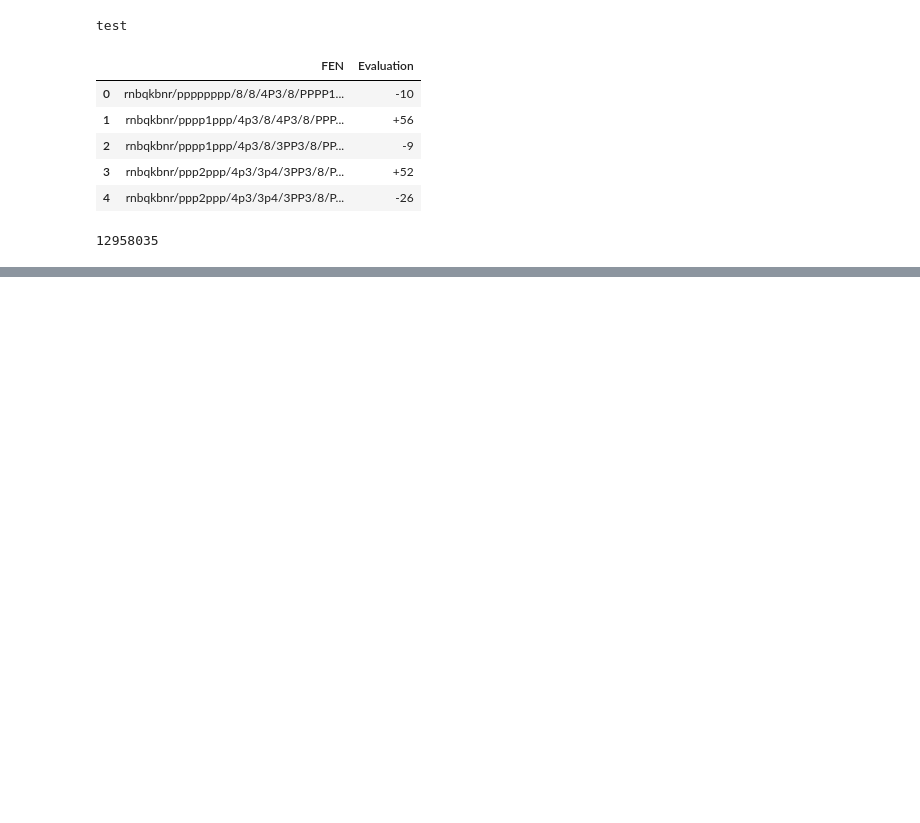
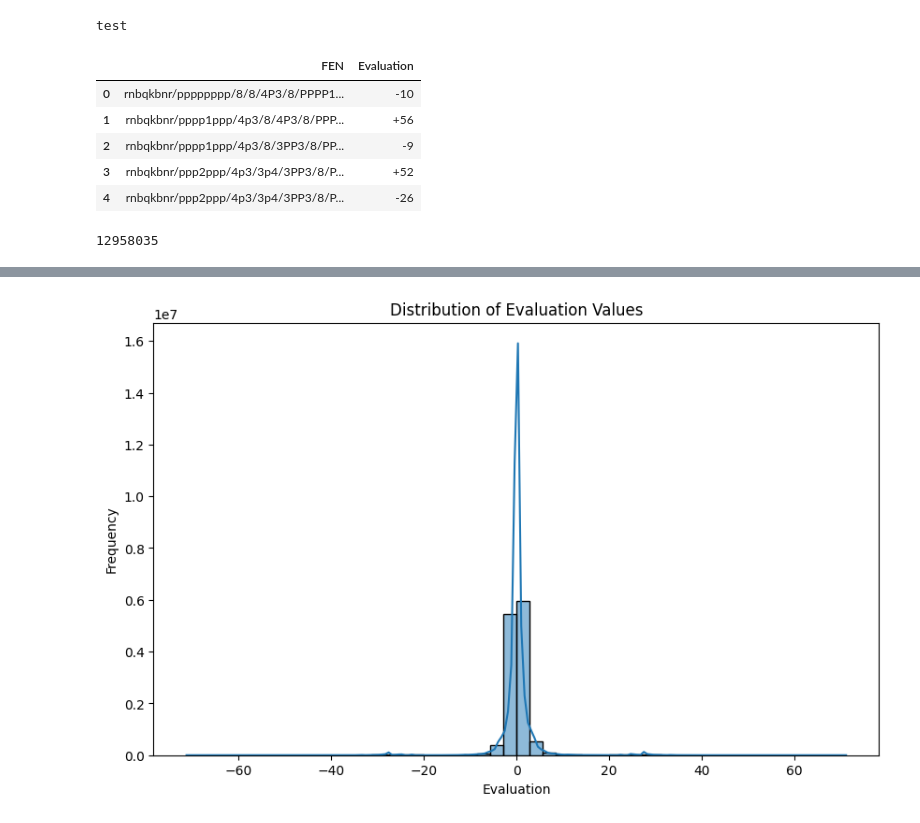
Before and after one commit to CaptainJack2491/chess_eval_ai, a Jupyter notebook: test.ipynb, the cells around one changed output, grey strips where cells are left out. Cells and saved outputs as stored; diff of their text form; code cells hidden in the pictures; blank space fills up the shorter version.

Commit message:
the preprocessing in almost done but i think i will have to refactor everything

```diff
--- a/test.ipynb
+++ b/test.ipynb
@@ -21,0 +93,7 @@ len(data)
+# %%
+# GOOD ENOUGH FOR NOW
+
+from sklearn.preprocessing import RobustScaler
+
+scaler = RobustScaler()
+data_cleaned['Evaluation_normalized'] = scaler.fit_transform(data_cleaned[['Evaluation']])
@@ -21,0 +115,9 @@ len(data)
+# %%
+plt.figure(figsize=(10, 6))
+sns.histplot(data_cleaned['Evaluation_normalized'], bins=50, kde=True)
+plt.title('Distribution of Evaluation Values')
+plt.xlabel('Evaluation')
+plt.ylabel('Frequency')
+plt.show()
+# %% [output]
+[figure, added]
```
Also changed, not shown: parts of 11 cells of this notebook, 5 other files.
